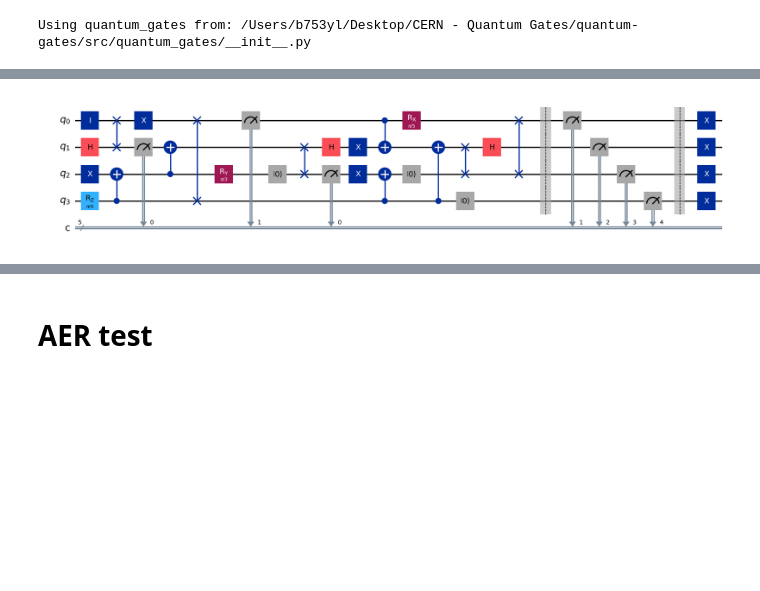
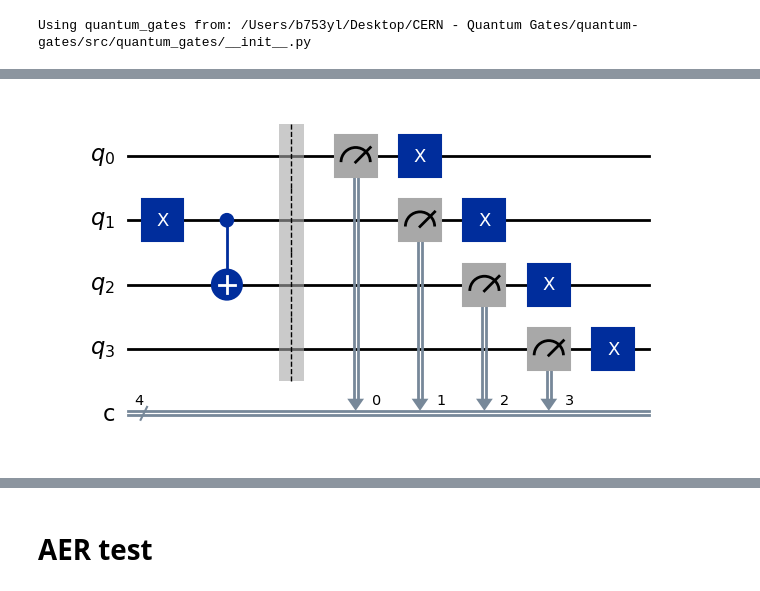
Before and after one commit to CERN-QTI/quantum-gates, a Jupyter notebook: start up and testing/test noise channel.ipynb, the cells around one changed output, grey strips where cells are left out. Drawn from its saved outputs; the diff is of its cells as text; code cells hidden in the pictures; blank space fills up the shorter version.

```diff
--- a/start up and testing/test noise channel.ipynb
+++ b/start up and testing/test noise channel.ipynb
@@ -108,12 +134,15 @@ qc.draw('mpl')
+# %%
+N_q = 4
+N_m = N_q
+qc = build_deterministic_circuit_0(N_q,N_m)
+qc.draw(output="mpl", fold=-1, plot_barriers =True)
+# %% [output]
+[figure, added]
 # %%
 
 initial_psi = np.zeros(2**N_q)
 initial_psi[0] = 1.0  # set |00...0⟩
 initial_layout = list(range(N_q))  # logical qubit 0→physical 0, 1→1, etc.
-# %%
-qc.draw(output="mpl", fold=-1, plot_barriers =True)
-# %% [output]
-[figure, removed]
 # %%
 # Pick a fake backend for device parameters
 backend = FakeBrisbane()  # 127 qubits; change to another Fake*V2 if import fails
```
Also changed, not shown: parts of 12 cells of this notebook, 7 other files.
